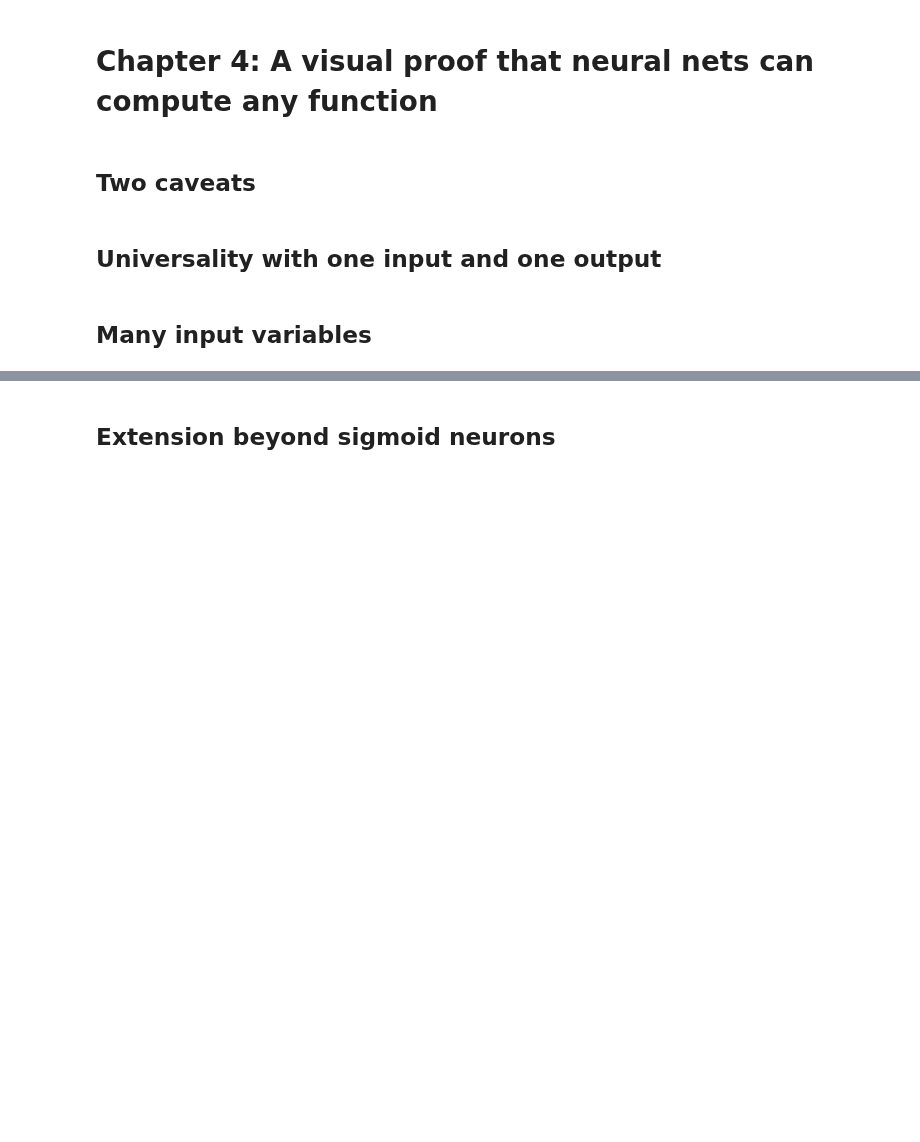
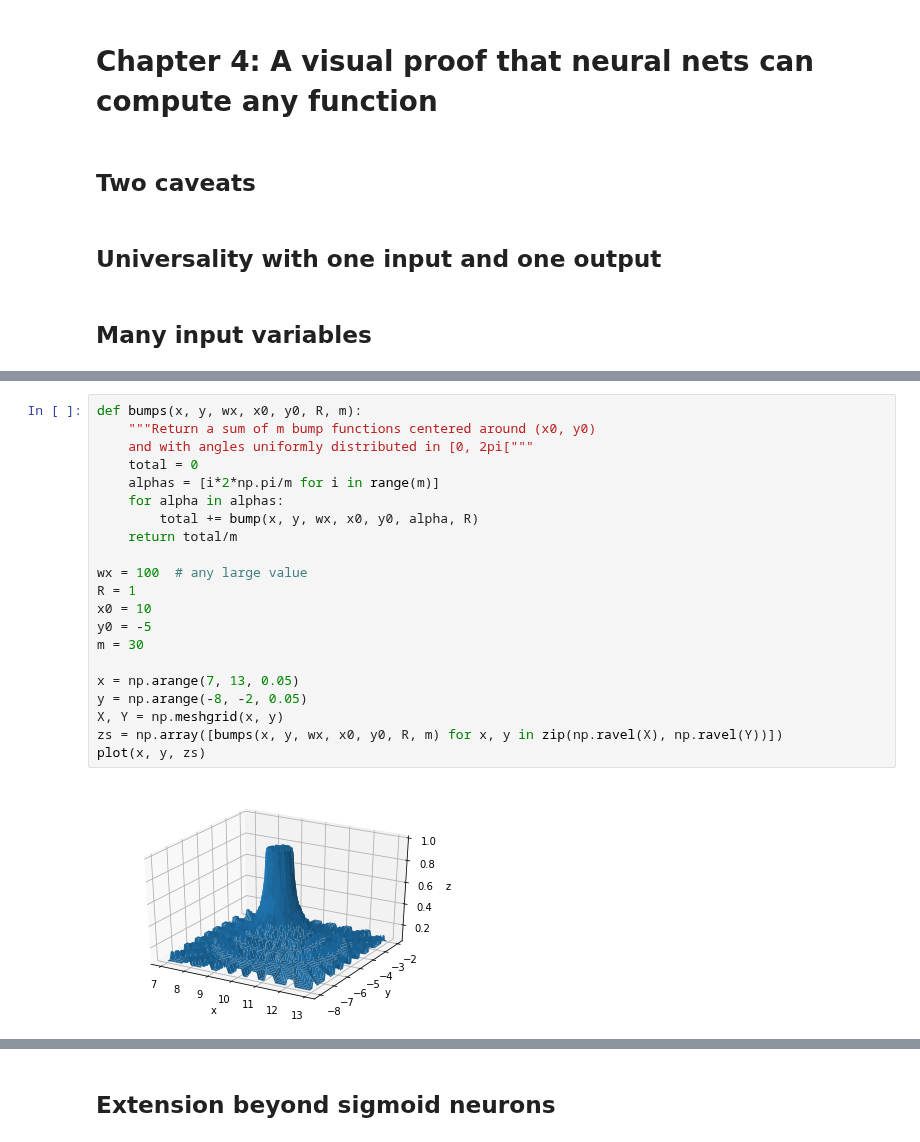
Before and after one commit to nndl-solutions/NNDL-solutions, a Jupyter notebook: notebooks/chap-4-a-visual-proof-that-neural-nets-can-compute-any-function.ipynb, the cells around one changed output, grey strips where cells are left out. Saved outputs shown, nothing was run; the diff lists cells and outputs as text; blank space fills up the shorter version.

```diff
--- a/notebooks/chap-4-a-visual-proof-that-neural-nets-can-compute-any-function.ipynb
+++ b/notebooks/chap-4-a-visual-proof-that-neural-nets-can-compute-any-function.ipynb
@@ -138,0 +153,23 @@ TODO
+# %%
+def bumps(x, y, wx, x0, y0, R, m):
+    """Return a sum of m bump functions centered around (x0, y0)
+    and with angles uniformly distributed in [0, 2pi["""
+    total = 0
+    alphas = [i*2*np.pi/m for i in range(m)]
+    for alpha in alphas:
+        total += bump(x, y, wx, x0, y0, alpha, R)
+    return total/m
+
+wx = 100  # any large value
+R = 1
+x0 = 10
+y0 = -5
+m = 30
+
+x = np.arange(7, 13, 0.05)
+y = np.arange(-8, -2, 0.05)
+X, Y = np.meshgrid(x, y)
+zs = np.array([bumps(x, y, wx, x0, y0, R, m) for x, y in zip(np.ravel(X), np.ravel(Y))])
+plot(x, y, zs)
+# %% [output]
+[figure, added]
```
Also changed, not shown: parts of 11 cells of this notebook, 1 other file.
